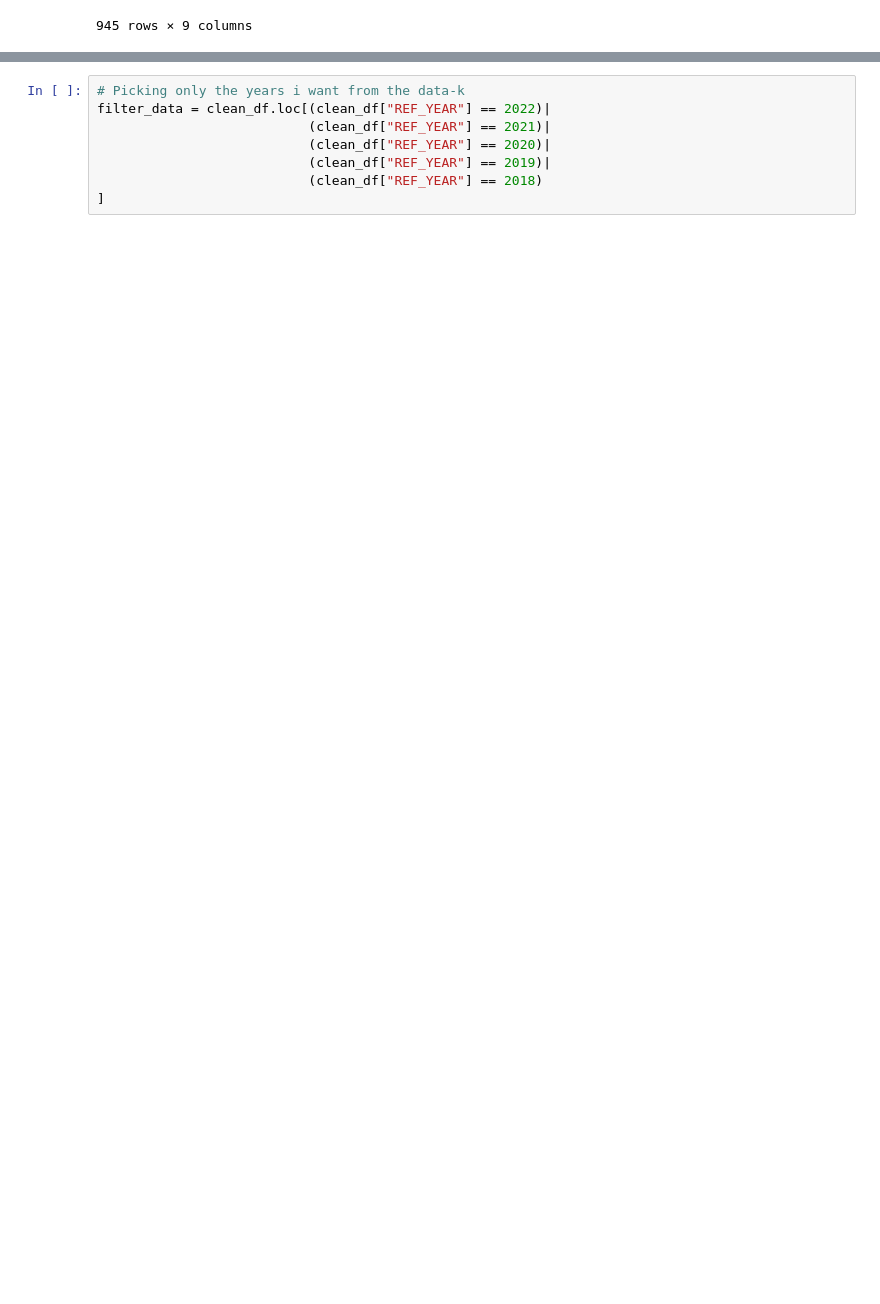
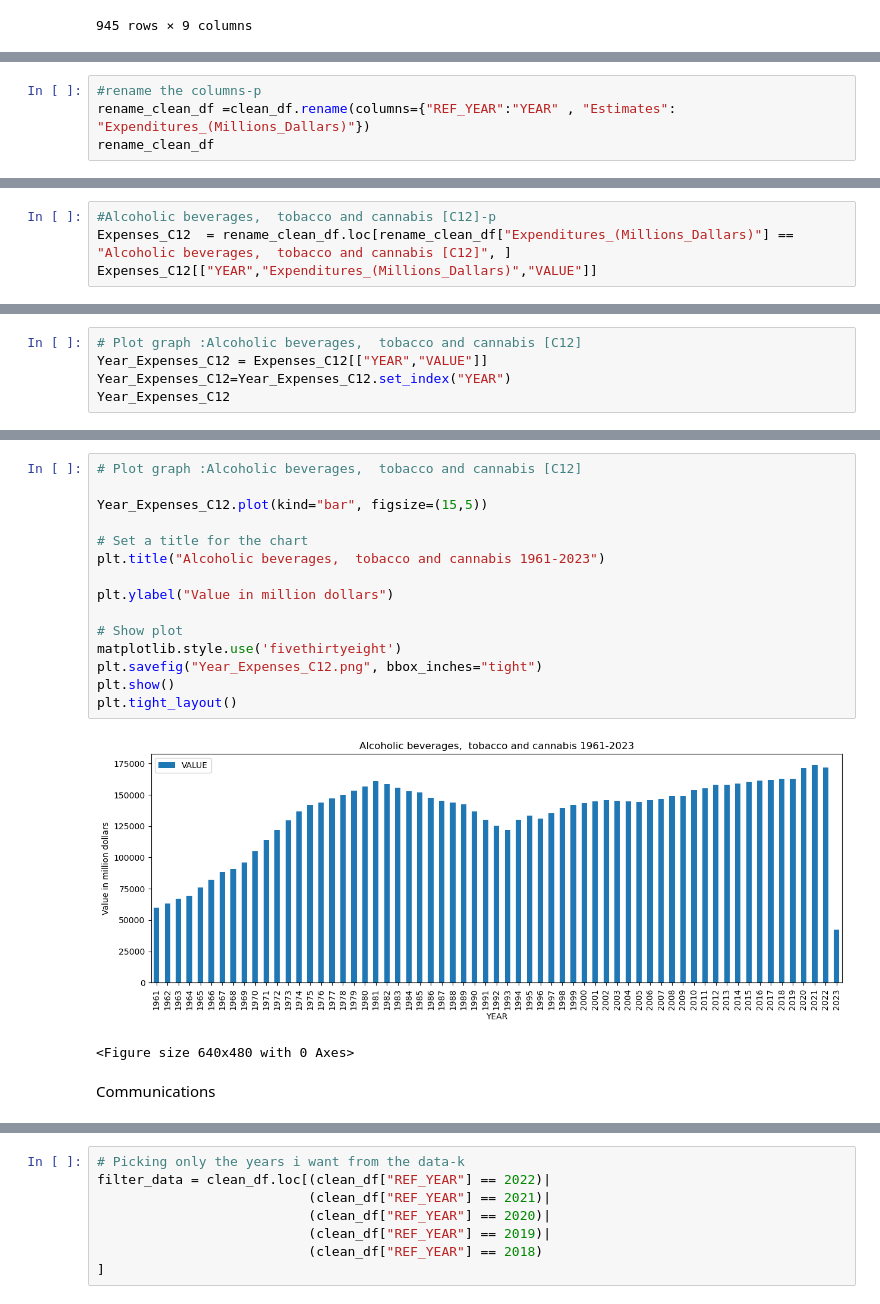
Before and after one commit to zRandgris/project1, a Jupyter notebook: TheProject.ipynb, the cells around one changed output, grey strips where cells are left out. Drawn from its saved outputs; the diff is of its cells as text; blank space fills up the shorter version.

```diff
--- a/TheProject.ipynb
+++ b/TheProject.ipynb
@@ -49,0 +75,4 @@ clean_df
+# %%
+#rename the columns-p
+rename_clean_df =clean_df.rename(columns={"REF_YEAR":"YEAR" , "Estimates": "Expenditures_(Millions_Dallars)"})
+rename_clean_df
@@ -49,0 +132,4 @@ clean_df
+# %%
+#Alcoholic beverages,  tobacco and cannabis [C12]-p
+Expenses_C12  = rename_clean_df.loc[rename_clean_df["Expenditures_(Millions_Dallars)"] == "Alcoholic beverages,  tobacco and cannabis [C12]", ]
+Expenses_C12[["YEAR","Expenditures_(Millions_Dallars)","VALUE"]]
@@ -49,0 +150,5 @@ clean_df
+# %%
+# Plot graph :Alcoholic beverages,  tobacco and cannabis [C12]
+Year_Expenses_C12 = Expenses_C12[["YEAR","VALUE"]]
+Year_Expenses_C12=Year_Expenses_C12.set_index("YEAR")
+Year_Expenses_C12
@@ -49,0 +170,20 @@ clean_df
+# %%
+# Plot graph :Alcoholic beverages,  tobacco and cannabis [C12]
+
+Year_Expenses_C12.plot(kind="bar", figsize=(15,5))
+
+# Set a title for the chart
+plt.title("Alcoholic beverages,  tobacco and cannabis 1961-2023")
+
+plt.ylabel("Value in million dollars")
+
+# Show plot
+matplotlib.style.use('fivethirtyeight')
+plt.savefig("Year_Expenses_C12.png", bbox_inches="tight")
+plt.show()
+plt.tight_layout()
+# %% [output]
+[figure, added]
+<Figure size 640x480 with 0 Axes>
+# %% [markdown]
+Communications
```
Also changed, not shown: parts of 62 cells of this notebook, 15 other files.
